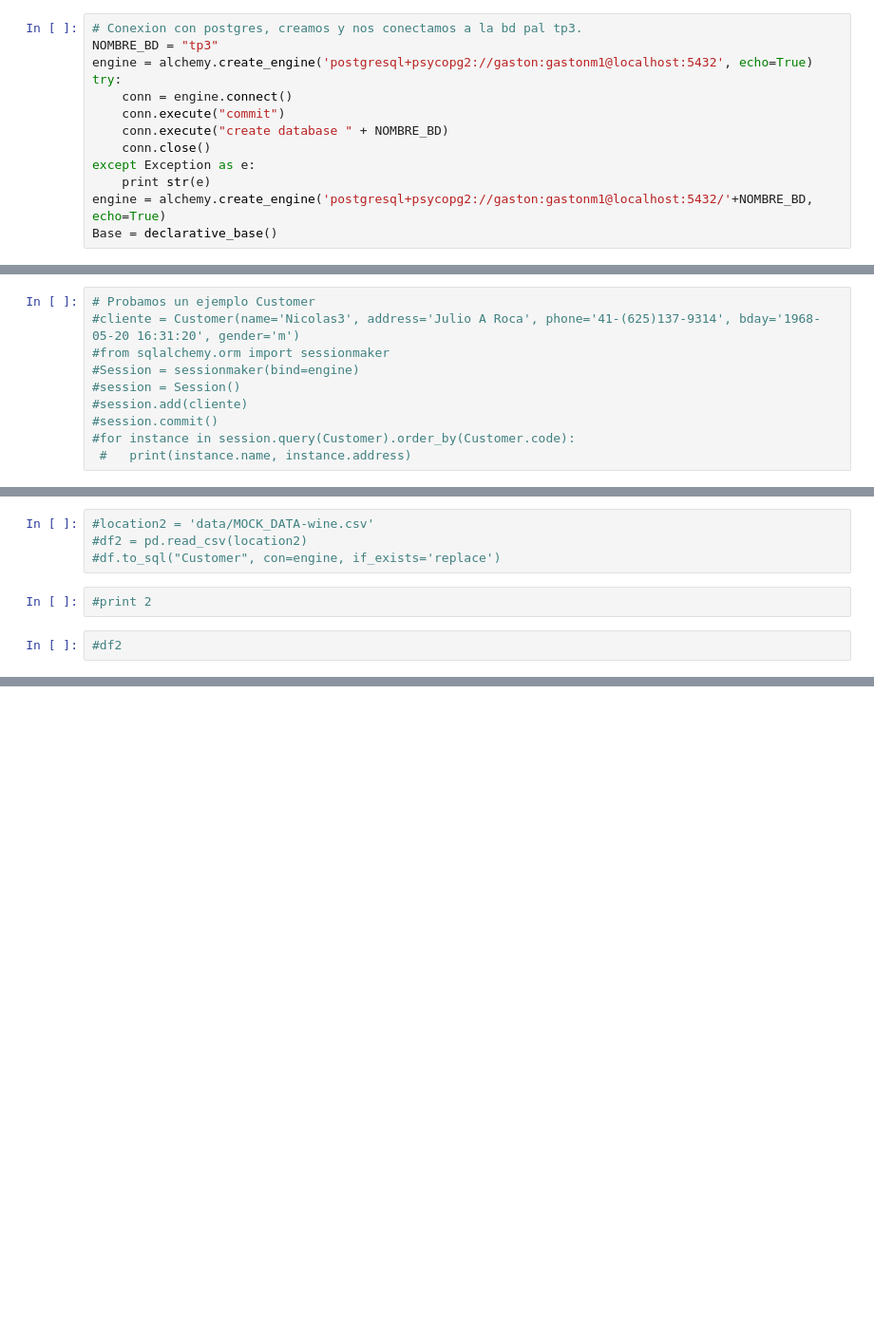
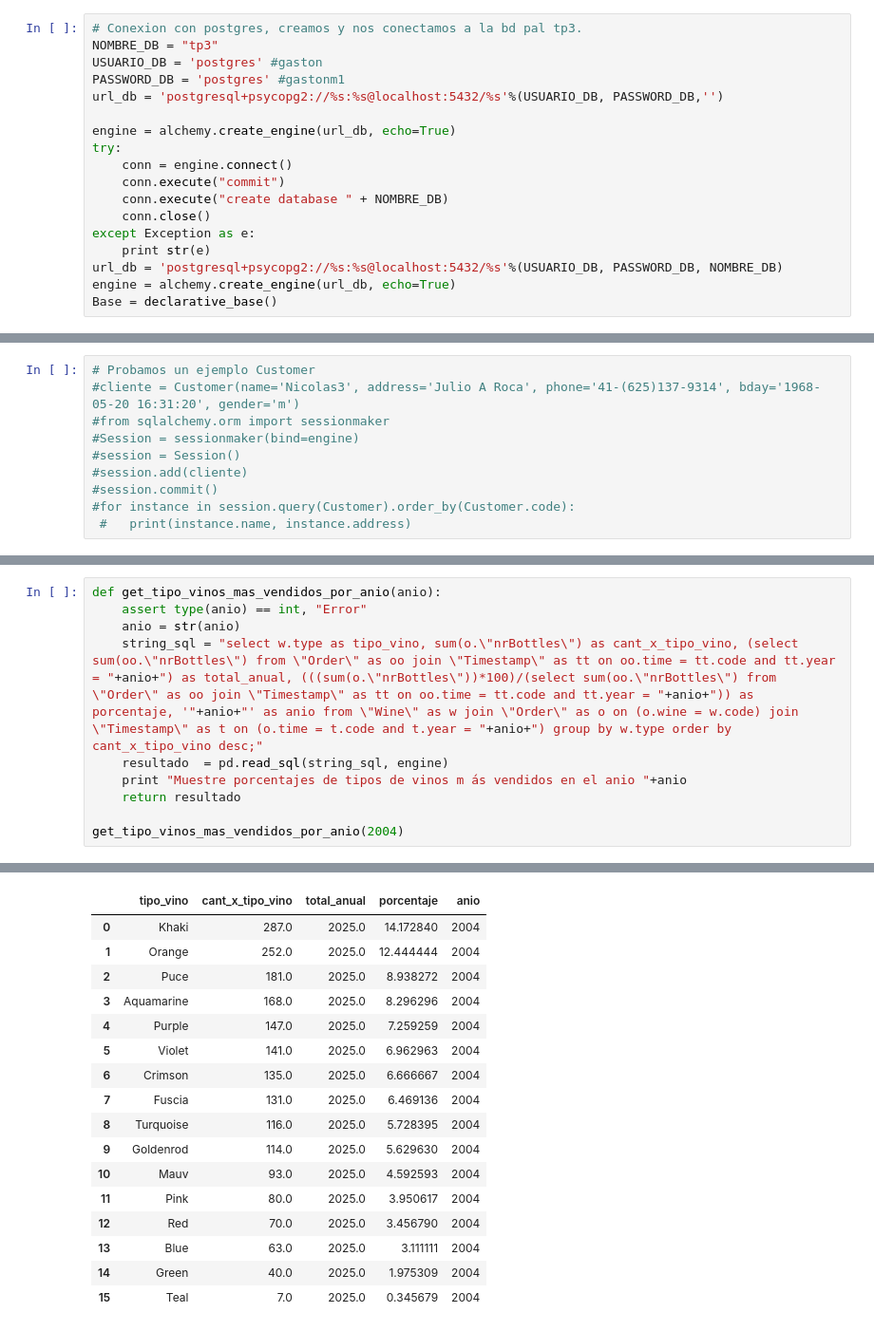
Before and after one commit to nicocarp/DSS, a Jupyter notebook: tp3/TP3-Ejercicio_1_insert_ok.ipynb, the cells around one changed output, grey strips where cells are left out. Shown at 95% size. Drawn from its saved outputs; the diff is of its cells as text; blank space fills up the shorter version.

```diff
--- a/tp3/TP3-Ejercicio_1_insert_ok.ipynb
+++ b/tp3/TP3-Ejercicio_1_insert_ok.ipynb
@@ -8,15 +8,20 @@ import pandas as pd
 %matplotlib inline
 # %%
 # Conexion con postgres, creamos y nos conectamos a la bd pal tp3.
-NOMBRE_BD = "tp3"
-engine = alchemy.create_engine('postgresql+psycopg2://gaston:gastonm1@localhost:5432', echo=True)
+NOMBRE_DB = "tp3"
+USUARIO_DB = 'postgres' #gaston
+PASSWORD_DB = 'postgres' #gastonm1
+url_db = 'postgresql+psycopg2://%s:%s@localhost:5432/%s'%(USUARIO_DB, PASSWORD_DB,'')
+
+engine = alchemy.create_engine(url_db, echo=True)
 try:
     conn = engine.connect()
     conn.execute("commit")
-    conn.execute("create database " + NOMBRE_BD)
+    conn.execute("create database " + NOMBRE_DB)
     conn.close()
 except Exception as e:
     print str(e)
-engine = alchemy.create_engine('postgresql+psycopg2://gaston:gastonm1@localhost:5432/'+NOMBRE_BD, echo=True)
+url_db = 'postgresql+psycopg2://%s:%s@localhost:5432/%s'%(USUARIO_DB, PASSWORD_DB, NOMBRE_DB)
+engine = alchemy.create_engine(url_db, echo=True)
 Base = declarative_base()
 # %% [output]
@@ -141,8 +168,11 @@ df_wine.to_sql("Wine", con=engine, if_exists='replace')
-# %%
-#location2 = 'data/MOCK_DATA-wine.csv'
-#df2 = pd.read_csv(location2)
-#df.to_sql("Customer", con=engine, if_exists='replace')
-# %%
-#print 2
-# %%
-#df2
+# %%
+def get_tipo_vinos_mas_vendidos_por_anio(anio):
+    assert type(anio) == int, "Error"
+    anio = str(anio)
+    string_sql = "select w.type as tipo_vino, sum(o.\"nrBottles\") as cant_x_tipo_vino, (select sum(oo.\"nrBottles\") from \"Order\" as oo join \"Timestamp\" as tt on oo.time = tt.code and tt.year = "+anio+") as total_anual, (((sum(o.\"nrBottles\"))*100)/(select sum(oo.\"nrBottles\") from \"Order\" as oo join \"Timestamp\" as tt on oo.time = tt.code and tt.year = "+anio+")) as porcentaje, '"+anio+"' as anio from \"Wine\" as w join \"Order\" as o on (o.wine = w.code) join \"Timestamp\" as t on (o.time = t.code and t.year = "+anio+") group by w.type order by cant_x_tipo_vino desc;"
+    resultado  = pd.read_sql(string_sql, engine)
+    print "Muestre porcentajes de tipos de vinos m ́as vendidos en el anio "+anio
+    return resultado
+
+get_tipo_vinos_mas_vendidos_por_anio(2004)
+# %% [output]
@@ -148,0 +184,17 @@ df_wine.to_sql("Wine", con=engine, if_exists='replace')
+|  | tipo_vino | cant_x_tipo_vino | total_anual | porcentaje | anio |
+| 0 | Khaki | 287.0 | 2025.0 | 14.172840 | 2004 |
+| 1 | Orange | 252.0 | 2025.0 | 12.444444 | 2004 |
+| 2 | Puce | 181.0 | 2025.0 | 8.938272 | 2004 |
+| 3 | Aquamarine | 168.0 | 2025.0 | 8.296296 | 2004 |
+| 4 | Purple | 147.0 | 2025.0 | 7.259259 | 2004 |
+| 5 | Violet | 141.0 | 2025.0 | 6.962963 | 2004 |
+| 6 | Crimson | 135.0 | 2025.0 | 6.666667 | 2004 |
+| 7 | Fuscia | 131.0 | 2025.0 | 6.469136 | 2004 |
+| 8 | Turquoise | 116.0 | 2025.0 | 5.728395 | 2004 |
+| 9 | Goldenrod | 114.0 | 2025.0 | 5.629630 | 2004 |
+| 10 | Mauv | 93.0 | 2025.0 | 4.592593 | 2004 |
+| 11 | Pink | 80.0 | 2025.0 | 3.950617 | 2004 |
+| 12 | Red | 70.0 | 2025.0 | 3.456790 | 2004 |
+| 13 | Blue | 63.0 | 2025.0 | 3.111111 | 2004 |
+| 14 | Green | 40.0 | 2025.0 | 1.975309 | 2004 |
+| 15 | Teal | 7.0 | 2025.0 | 0.345679 | 2004 |
```
Also changed, not shown: parts of 7 cells of this notebook, 3 other files.
